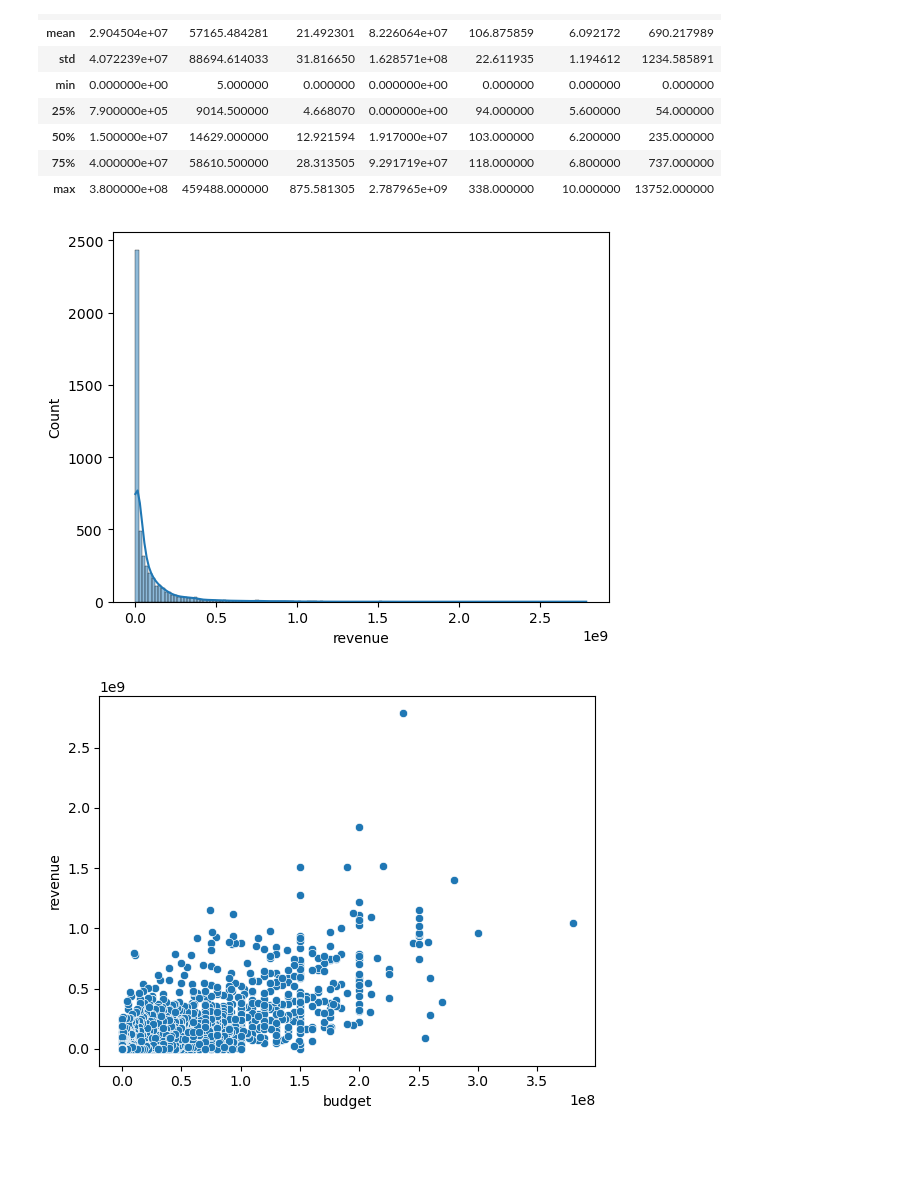
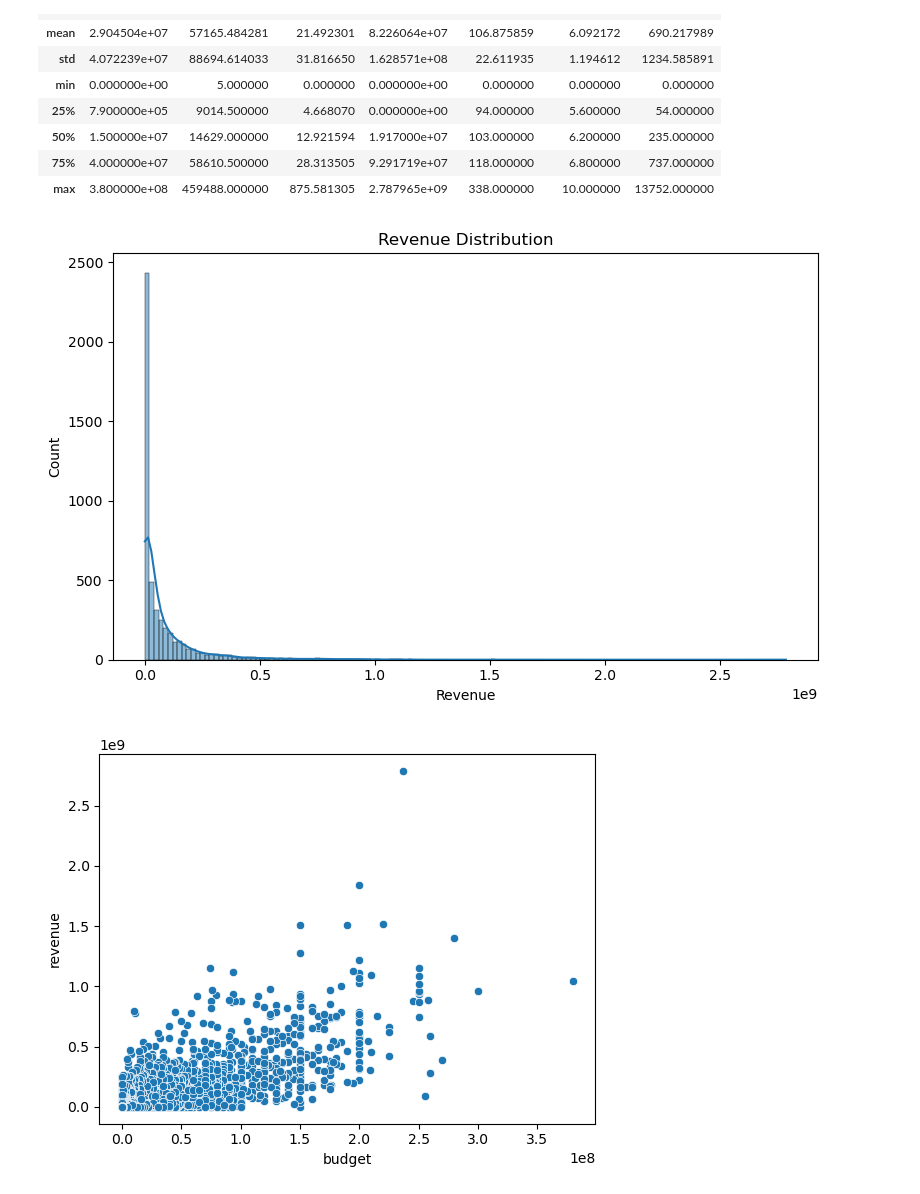
Before and after one commit to Tamuna9/movie-revenue-prediction, a Jupyter notebook: notebooks/analysis.ipynb, the cells around one changed output. Cells and saved outputs as stored; diff of their text form; code cells hidden in the pictures; blank space fills up the shorter version.

Commit message:
Add EDA graphs and update analysis notebook

```diff
--- a/notebooks/analysis.ipynb
+++ b/notebooks/analysis.ipynb
@@ -46,10 +46,15 @@ df.describe()
 | 75% | 4.000000e+07 | 58610.500000 | 28.313505 | 9.291719e+07 | 118.000000 | 6.800000 | 737.000000 |
 | max | 3.800000e+08 | 459488.000000 | 875.581305 | 2.787965e+09 | 338.000000 | 10.000000 | 13752.000000 |
 # %%
+plt.figure(figsize=(8,5))
 sns.histplot(df["revenue"], kde=True)
-
+plt.title("Revenue Distribution")
+plt.xlabel("Revenue")
+plt.ylabel("Count")
+plt.tight_layout()
+plt.savefig("../images/revenue_distribution.png")
 plt.show()
 # %% [output]
-[figure, old version]
+[figure, new version]
 # %%
 sns.scatterplot(data=df, x="budget", y="revenue")
```
Also changed, not shown: parts of 6 cells of this notebook, 5 other files.
